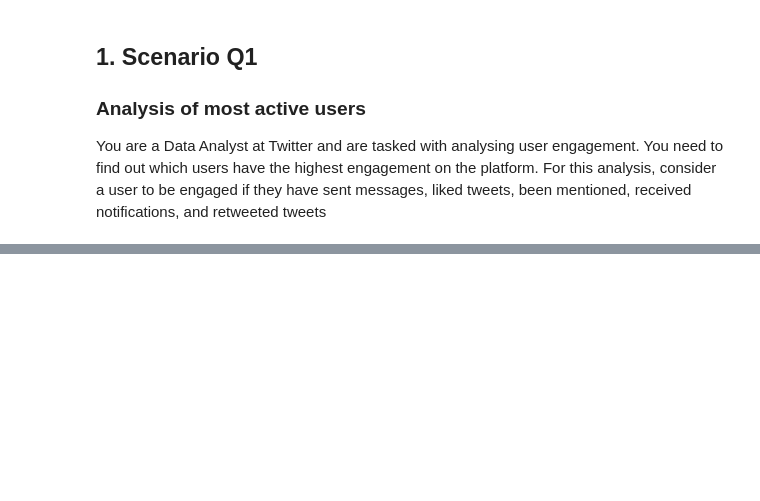
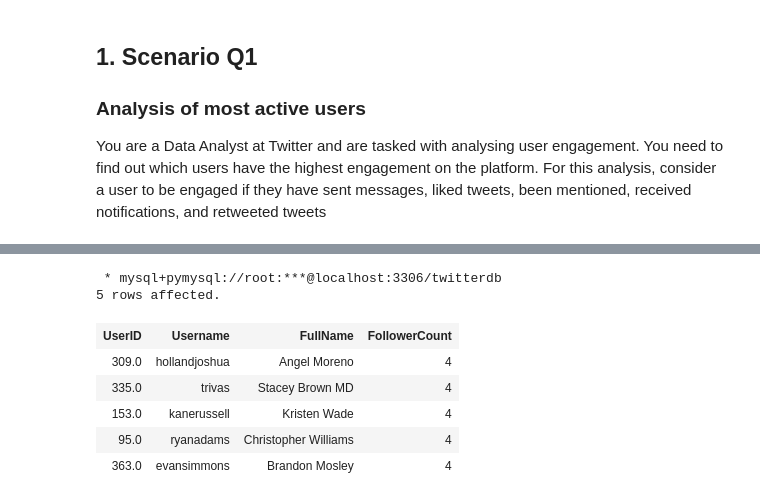
Before and after one commit to Ronald116/Data-Analysis-Projects, a Jupyter notebook: SQL/twitter_project/solution_analysis.ipynb, the cells around one changed output, grey strips where cells are left out. Drawn from its saved outputs; the diff is of its cells as text; code cells hidden in the pictures; blank space fills up the shorter version.

```diff
--- a/SQL/twitter_project/solution_analysis.ipynb
+++ b/SQL/twitter_project/solution_analysis.ipynb
@@ -61,0 +74,24 @@ LIMIT 5;
+# %%
+%%sql
+
+SELECT
+    u.UserID, u.Username, u.FullName,
+    COUNT(f.FollowerUserID) AS FollowerCount
+FROM
+    users u
+INNER JOIN followers f
+ON u.UserID = f.FollowerUserID
+GROUP BY
+    u.UserID
+ORDER BY
+    FollowerCount DESC
+LIMIT 5;
+# %% [output]
+ * mysql+pymysql://root:***@localhost:3306/twitterdb
+5 rows affected.
+| UserID | Username | FullName | FollowerCount |
+| 309.0 | hollandjoshua | Angel Moreno | 4 |
+| 335.0 | trivas | Stacey Brown MD | 4 |
+| 153.0 | kanerussell | Kristen Wade | 4 |
+| 95.0 | ryanadams | Christopher Williams | 4 |
+| 363.0 | evansimmons | Brandon Mosley | 4 |
```
Also changed, not shown: parts of 4 cells of this notebook.
